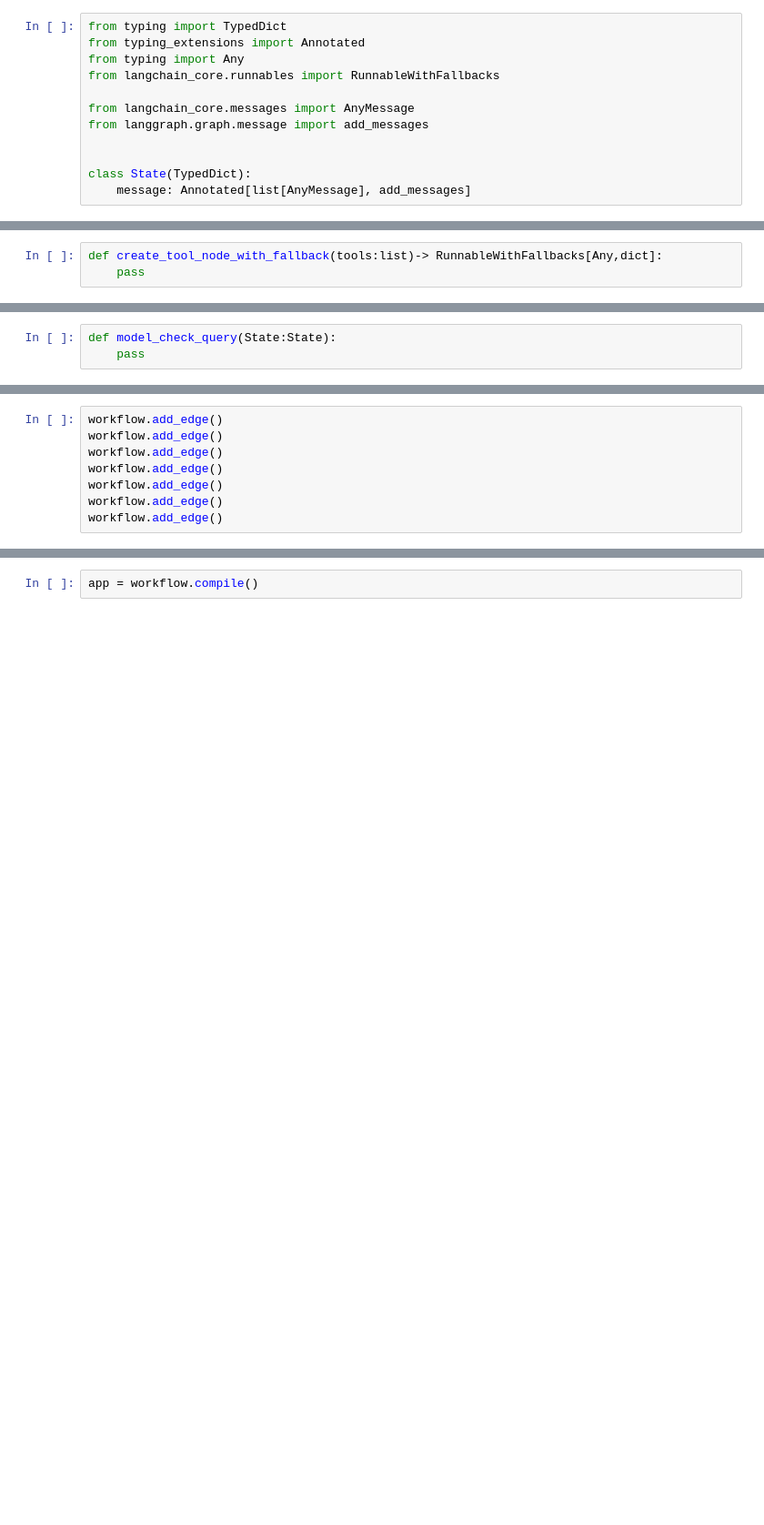
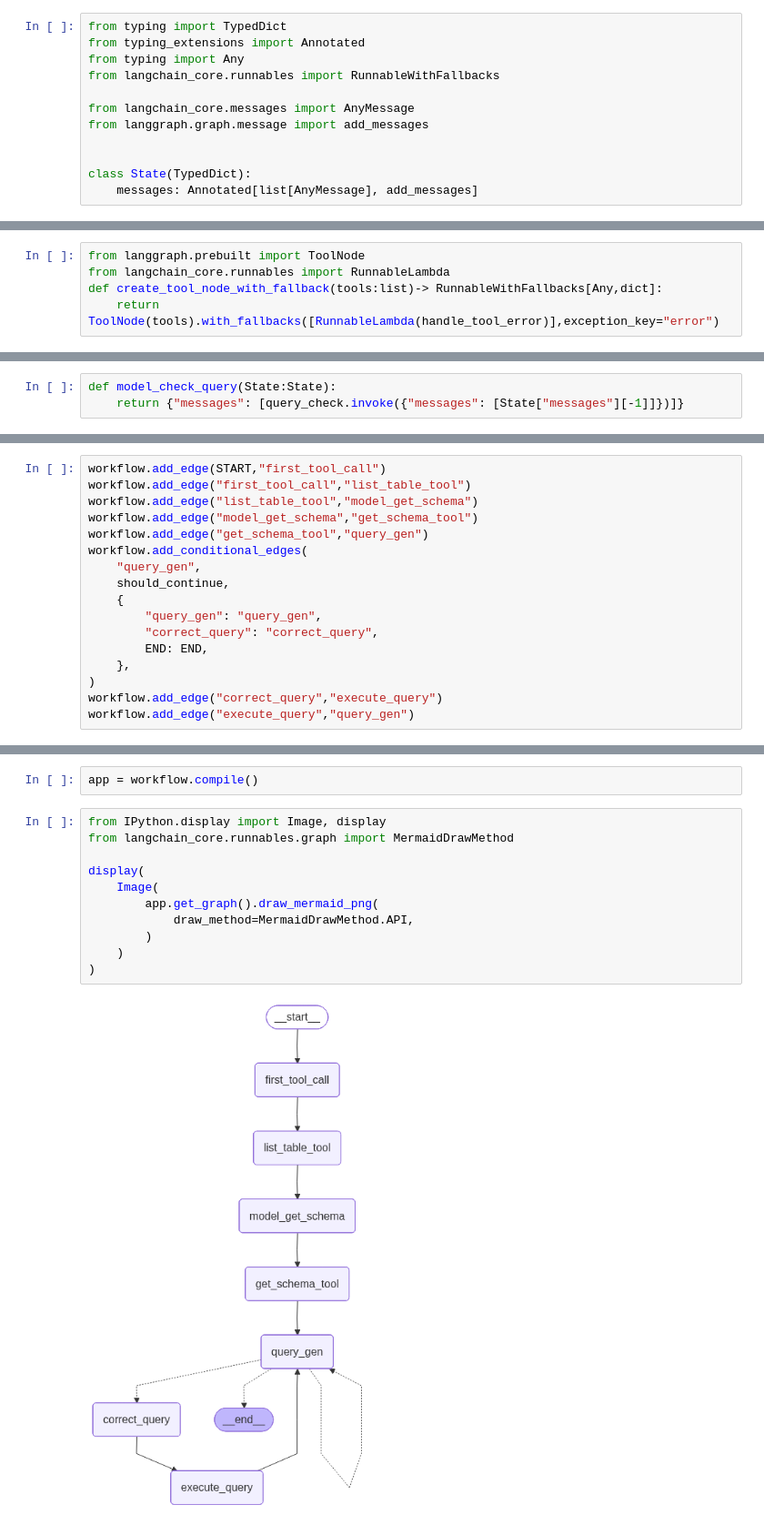
Before and after one commit to DevSahuIit/Agentic-AI-TUT, a Jupyter notebook: langgraph_tut/sql_based.ipynb, the cells around one changed output, grey strips where cells are left out. Shown at 91% size. Drawn from its saved outputs; the diff is of its cells as text; blank space fills up the shorter version.

Commit message:
langchain with sql done

```diff
--- a/langgraph_tut/sql_based.ipynb
+++ b/langgraph_tut/sql_based.ipynb
@@ -665,5 +665,5 @@ from langgraph.graph.message import add_messages
 
 
 class State(TypedDict):
-    message: Annotated[list[AnyMessage], add_messages]
+    messages: Annotated[list[AnyMessage], add_messages]
 # %%
@@ -675,4 +701,6 @@ def error_tool_call(State:State):
 # %%
+from langgraph.prebuilt import ToolNode
+from langchain_core.runnables import RunnableLambda
 def create_tool_node_with_fallback(tools:list)-> RunnableWithFallbacks[Any,dict]:
-    pass
+    return ToolNode(tools).with_fallbacks([RunnableLambda(handle_tool_error)],exception_key="error")
 # %%
@@ -684,3 +745,3 @@ def should_continue(State:State):
 # %%
 def model_check_query(State:State):
-    pass
+    return {"messages": [query_check.invoke({"messages": [State["messages"][-1]]})]}
@@ -702,8 +767,17 @@ TypeError: StateGraph.add_node() missing 1 required positional argument: 'node'
 # %%
-workflow.add_edge()
-workflow.add_edge()
-workflow.add_edge()
-workflow.add_edge()
-workflow.add_edge()
-workflow.add_edge()
-workflow.add_edge()
+workflow.add_edge(START,"first_tool_call")
+workflow.add_edge("first_tool_call","list_table_tool")
+workflow.add_edge("list_table_tool","model_get_schema")
+workflow.add_edge("model_get_schema","get_schema_tool")
+workflow.add_edge("get_schema_tool","query_gen")
+workflow.add_conditional_edges(
+    "query_gen",
+    should_continue,
+    {
+        "query_gen": "query_gen",
+        "correct_query": "correct_query",
+        END: END,
+    },
+)
+workflow.add_edge("correct_query","execute_query")
+workflow.add_edge("execute_query","query_gen")
@@ -710,3 +790,16 @@ workflow.add_edge()
 # %%
 app = workflow.compile()
+# %%
+from IPython.display import Image, display
+from langchain_core.runnables.graph import MermaidDrawMethod
+
+display(
+    Image(
+        app.get_graph().draw_mermaid_png(
+            draw_method=MermaidDrawMethod.API,
+        )
+    )
+)
+# %% [output]
+[figure, added]
 # %%
```
Also changed, not shown: parts of 14 cells of this notebook, 1 other file.
